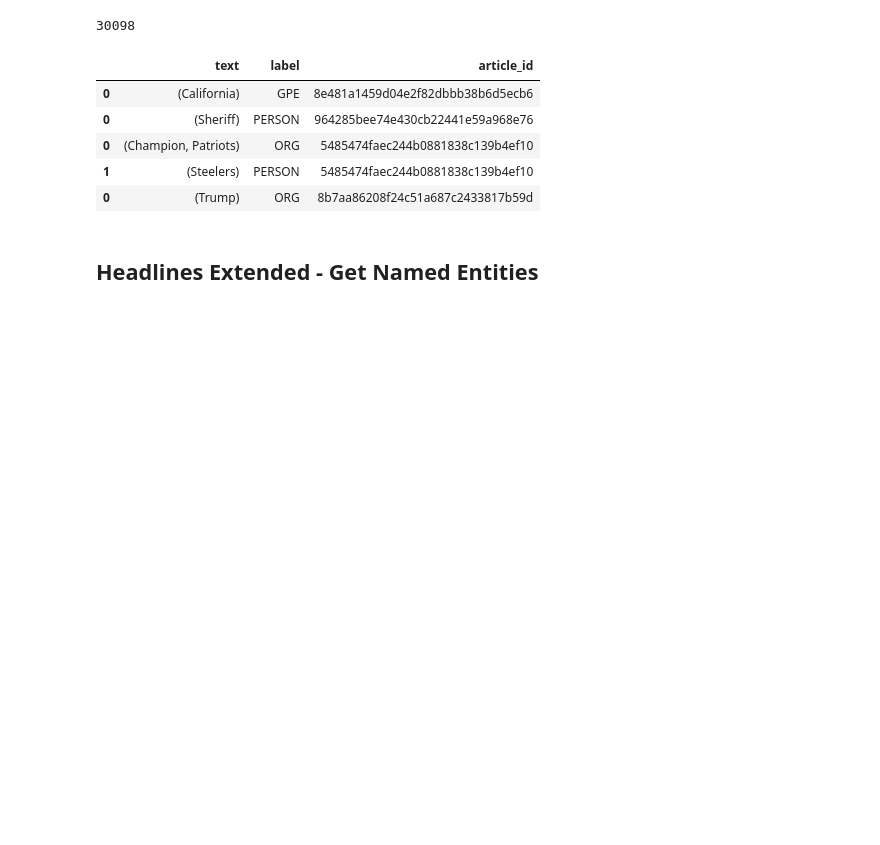
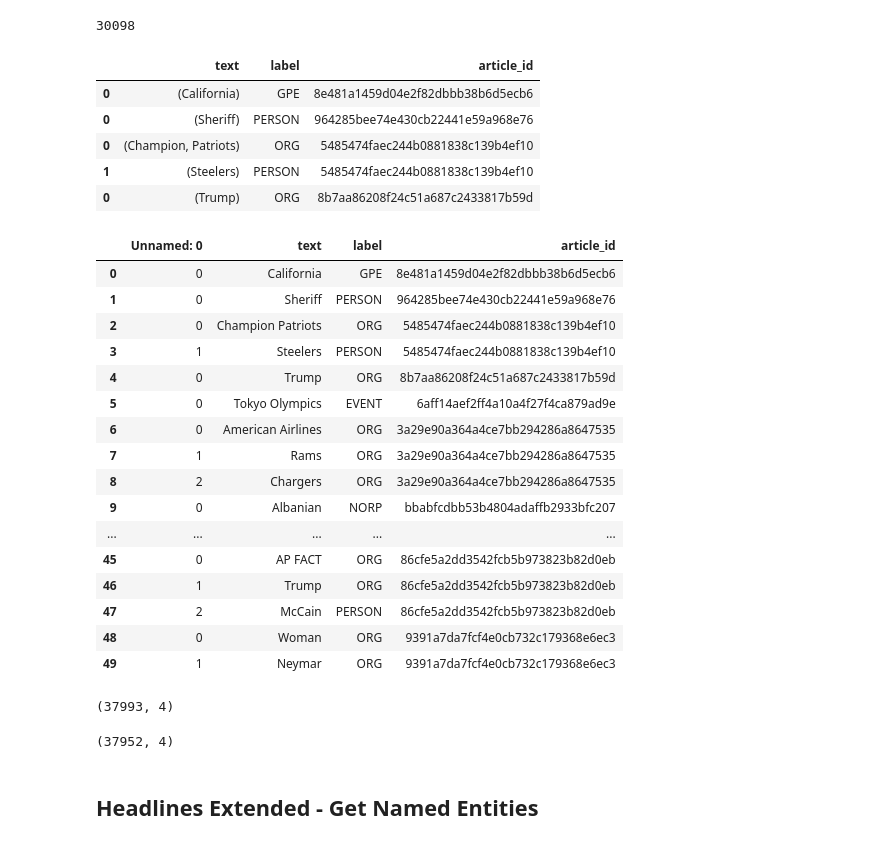
Before and after one commit to phoebewong/AC297r_2019_Associated_Press, a Jupyter notebook: notebooks/named_entities_EDA.ipynb, the cells around one changed output. Cells and saved outputs as stored; diff of their text form; code cells hidden in the pictures; blank space fills up the shorter version.

```diff
--- a/notebooks/named_entities_EDA.ipynb
+++ b/notebooks/named_entities_EDA.ipynb
@@ -111,0 +112,25 @@ entities_list_headline_df.to_csv("../data/entities_list_headline.csv")
+# %%
+entities_list_headline_df = pd.read_csv("../data/entities_list_headline.csv")
+entities_list_headline_df.head(50)
+# %% [output]
+|  | Unnamed: 0 | text | label | article_id |
+| 0 | 0 | California | GPE | 8e481a1459d04e2f82dbbb38b6d5ecb6 |
+| 1 | 0 | Sheriff | PERSON | 964285bee74e430cb22441e59a968e76 |
+| 2 | 0 | Champion Patriots | ORG | 5485474faec244b0881838c139b4ef10 |
+| 3 | 1 | Steelers | PERSON | 5485474faec244b0881838c139b4ef10 |
+| 4 | 0 | Trump | ORG | 8b7aa86208f24c51a687c2433817b59d |
+| 5 | 0 | Tokyo Olympics | EVENT | 6aff14aef2ff4a10a4f27f4ca879ad9e |
+| 6 | 0 | American Airlines | ORG | 3a29e90a364a4ce7bb294286a8647535 |
+| 7 | 1 | Rams | ORG | 3a29e90a364a4ce7bb294286a8647535 |
+| 8 | 2 | Chargers | ORG | 3a29e90a364a4ce7bb294286a8647535 |
+| 9 | 0 | Albanian | NORP | bbabfcdbb53b4804adaffb2933bfc207 |
+| ... | ... | ... | ... | ... |
+| 45 | 0 | AP FACT | ORG | 86cfe5a2dd3542fcb5b973823b82d0eb |
+| 46 | 1 | Trump | ORG | 86cfe5a2dd3542fcb5b973823b82d0eb |
+| 47 | 2 | McCain | PERSON | 86cfe5a2dd3542fcb5b973823b82d0eb |
+| 48 | 0 | Woman | ORG | 9391a7da7fcf4e0cb732c179368e6ec3 |
+| 49 | 1 | Neymar | ORG | 9391a7da7fcf4e0cb732c179368e6ec3 |
+# %%
+entities_list_headline_df.shape
+# %% [output]
+(37993, 4)
@@ -112,3 +139,7 @@ entities_list_headline_df.to_csv("../data/entities_list_headline.csv")
+# %%
+entities_list_headline_df.shape
+# %% [output]
+(37952, 4)
 # %% [markdown]
 ## Headlines Extended - Get Named Entities
 # %%
```
Also changed, not shown: parts of 30 cells of this notebook, 4 other files.
